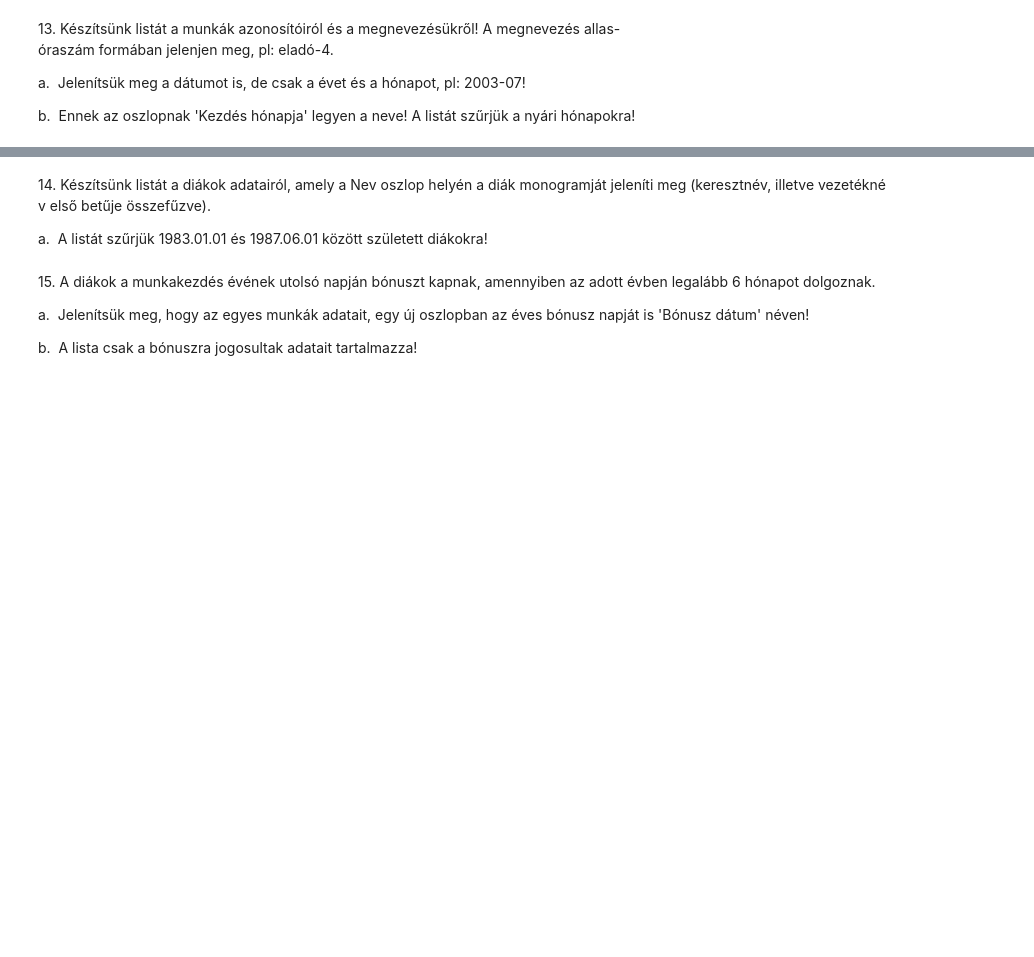
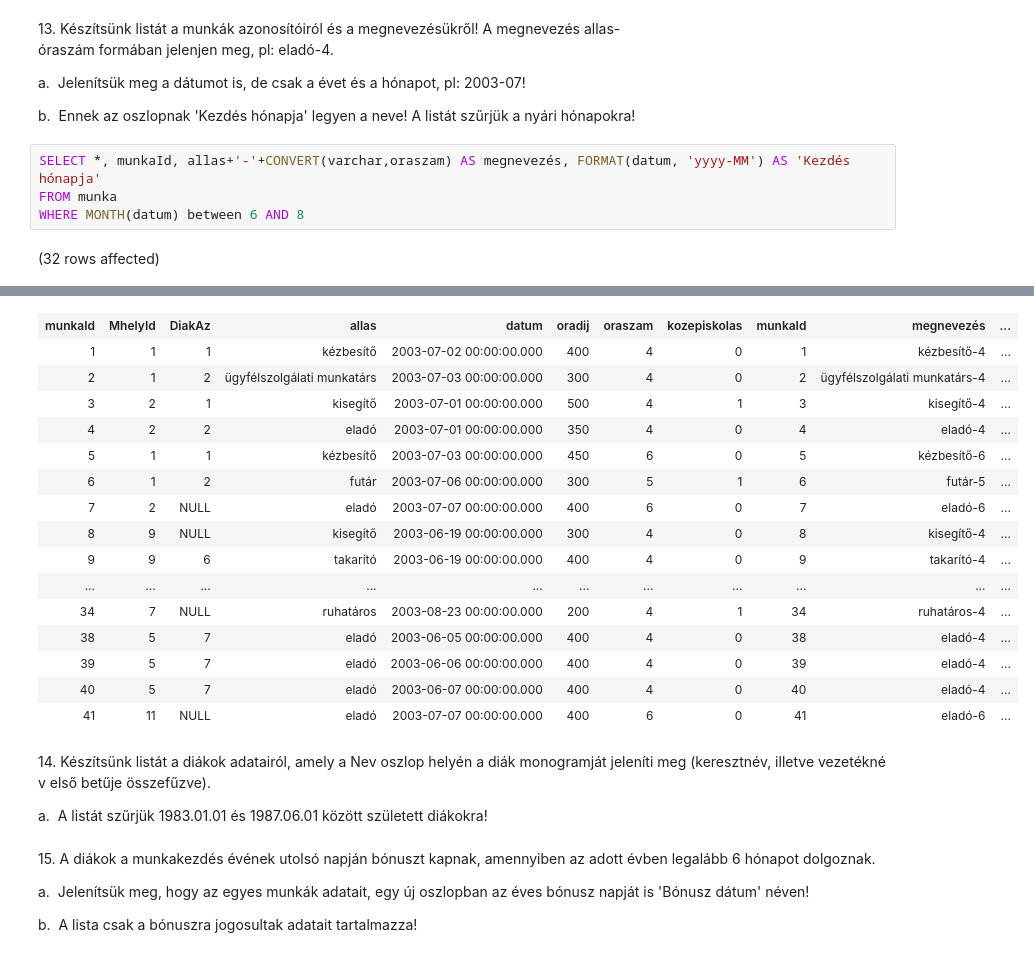
Before and after one commit to pkmate/Adatbazis, a Jupyter notebook: gyakorlat01_feladatok.ipynb, the cells around one changed output, grey strips where cells are left out. Drawn from its saved outputs; the diff is of its cells as text; blank space fills up the shorter version.

```diff
--- a/gyakorlat01_feladatok.ipynb
+++ b/gyakorlat01_feladatok.ipynb
@@ -214,3 +292,9 @@ b.  A lista ne tartalmazza azokat a munkákat, ahol a diákok azonos
 a.  Jelenítsük meg a dátumot is, de csak a évet és a hónapot, pl: 2003-07!
 
 b.  Ennek az oszlopnak 'Kezdés hónapja' legyen a neve! A listát szűrjük a nyári hónapokra!
+# %%
+SELECT *, munkaId, allas+'-'+CONVERT(varchar,oraszam) AS megnevezés, FORMAT(datum, 'yyyy-MM') AS 'Kezdés hónapja'
+FROM munka
+WHERE MONTH(datum) between 6 AND 8
+# %% [output]
+(32 rows affected)
@@ -217,3 +302,19 @@ b.  Ennek az oszlopnak 'Kezdés hónapja' legyen a neve! A listát s
+| munkaId | MhelyId | DiakAz | allas | datum | oradij | oraszam | kozepiskolas | munkaId | megnevezés | ... |
+| 1 | 1 | 1 | kézbesítő | 2003-07-02 00:00:00.000 | 400 | 4 | 0 | 1 | kézbesítő-4 | ... |
+| 2 | 1 | 2 | ügyfélszolgálati munkatárs | 2003-07-03 00:00:00.000 | 300 | 4 | 0 | 2 | ügyfélszolgálati munkatárs-4 | ... |
+| 3 | 2 | 1 | kisegítő | 2003-07-01 00:00:00.000 | 500 | 4 | 1 | 3 | kisegítő-4 | ... |
+| 4 | 2 | 2 | eladó | 2003-07-01 00:00:00.000 | 350 | 4 | 0 | 4 | eladó-4 | ... |
+| 5 | 1 | 1 | kézbesítő | 2003-07-03 00:00:00.000 | 450 | 6 | 0 | 5 | kézbesítő-6 | ... |
+| 6 | 1 | 2 | futár | 2003-07-06 00:00:00.000 | 300 | 5 | 1 | 6 | futár-5 | ... |
+| 7 | 2 | NULL | eladó | 2003-07-07 00:00:00.000 | 400 | 6 | 0 | 7 | eladó-6 | ... |
+| 8 | 9 | NULL | kisegítő | 2003-06-19 00:00:00.000 | 300 | 4 | 0 | 8 | kisegítő-4 | ... |
+| 9 | 9 | 6 | takarító | 2003-06-19 00:00:00.000 | 400 | 4 | 0 | 9 | takarító-4 | ... |
+| ... | ... | ... | ... | ... | ... | ... | ... | ... | ... | ... |
+| 34 | 7 | NULL | ruhatáros | 2003-08-23 00:00:00.000 | 200 | 4 | 1 | 34 | ruhatáros-4 | ... |
+| 38 | 5 | 7 | eladó | 2003-06-05 00:00:00.000 | 400 | 4 | 0 | 38 | eladó-4 | ... |
+| 39 | 5 | 7 | eladó | 2003-06-06 00:00:00.000 | 400 | 4 | 0 | 39 | eladó-4 | ... |
+| 40 | 5 | 7 | eladó | 2003-06-07 00:00:00.000 | 400 | 4 | 0 | 40 | eladó-4 | ... |
+| 41 | 11 | NULL | eladó | 2003-07-07 00:00:00.000 | 400 | 6 | 0 | 41 | eladó-6 | ... |
 # %% [markdown]
 14. Készítsünk listát a diákok adatairól, amely a Nev oszlop helyén a diák monogramját jeleníti meg (keresztnév, illetve vezetéknév első betűje összefűzve).
 
```
Also changed, not shown: parts of 10 cells of this notebook.
